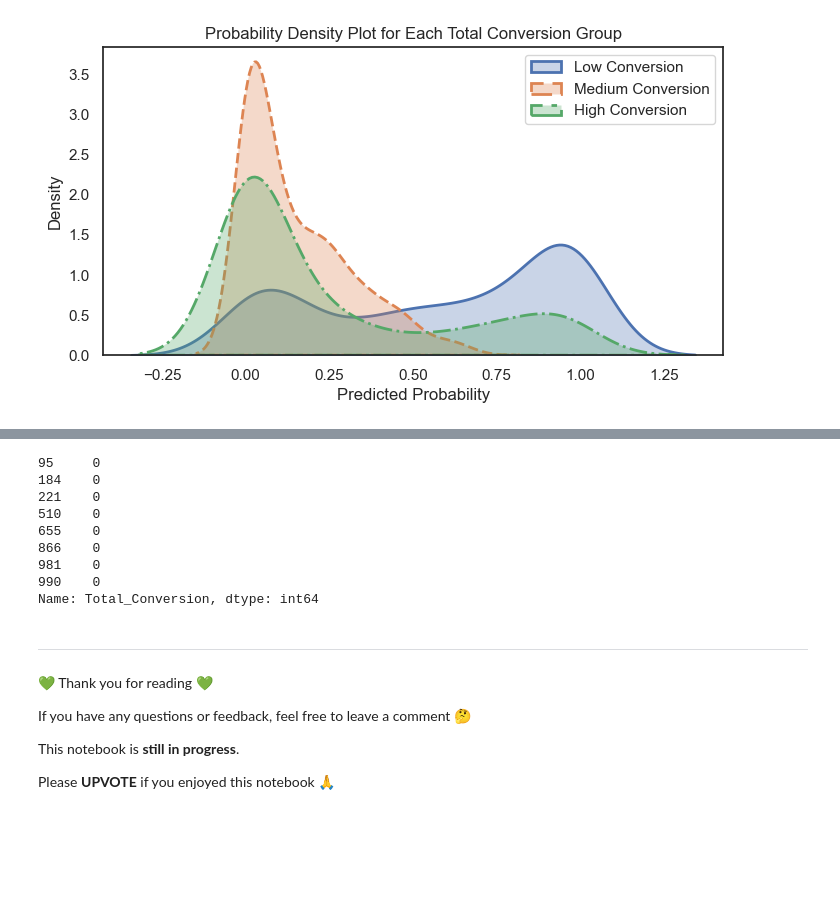
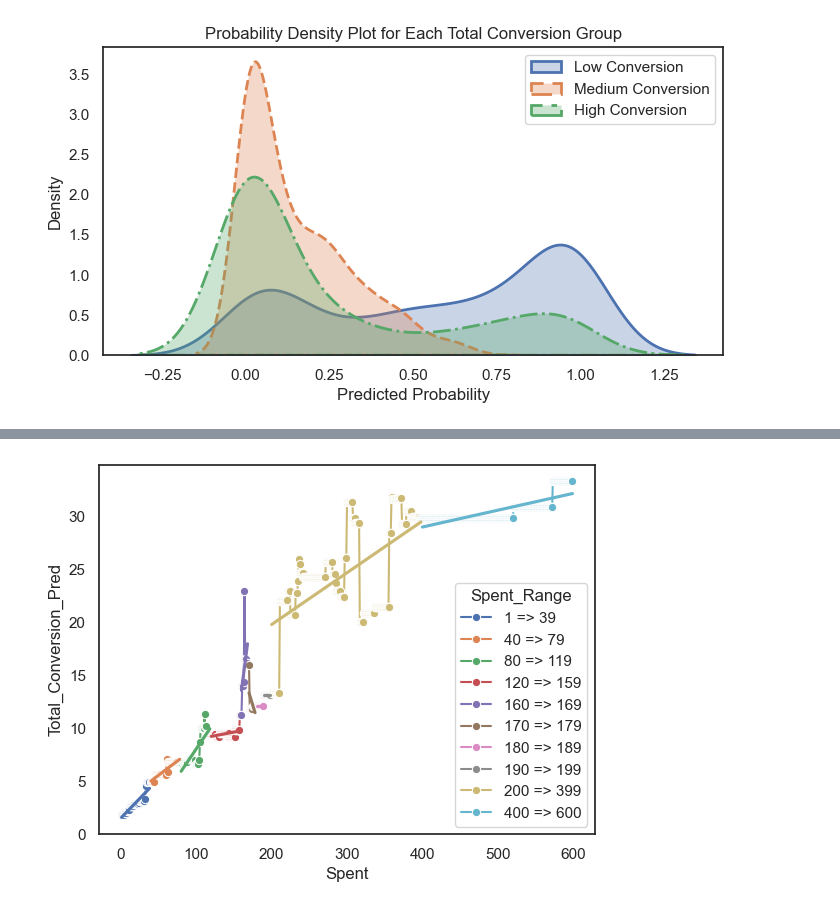
Before and after one commit to haitranduc4270/Sales-Conversion-Optimization-Project, a Jupyter notebook: notebooks/Prj_business_intelligence.ipynb, the cells around one changed output, grey strips where cells are left out. Cells and saved outputs as stored; diff of their text form; code cells hidden in the pictures; blank space fills up the shorter version.

```diff
--- a/notebooks/Prj_business_intelligence.ipynb
+++ b/notebooks/Prj_business_intelligence.ipynb
@@ -1454,23 +1433,14 @@ Name: Spent_for_conversion, Length: 1135, dtype: float64
-# %%
-sales[sales['Total_Conversion'] == 0]['Total_Conversion']
-# %% [output]
-95     0
-184    0
-221    0
-510    0
-655    0
-866    0
-981    0
-990    0
-Name: Total_Conversion, dtype: int64
-# %% [markdown]
----
-
-
-💚 Thank you for reading 💚
-
-If you have any questions or feedback, feel free to leave a comment 🤔
-
-This notebook is __still in progress__.
-
-Please __UPVOTE__ if you enjoyed this notebook 🙏
+# %%
+sns.lineplot(data=results_df, x='Spent', y='Total_Conversion_Pred', hue='Spent_Range', marker='o')
+for range_name in results_df['Spent_Range'].unique():
+    subset = results_df[results_df['Spent_Range'] == range_name]
+    sns.regplot(
+        data=subset,
+        x='Spent',
+        y='Total_Conversion_Pred',
+        scatter=False,
+        label=f'Xu hướng - {range_name}',
+        ci=None
+    )
+# %% [output]
+[figure, added]
```
Also changed, not shown: parts of 9 cells of this notebook.
